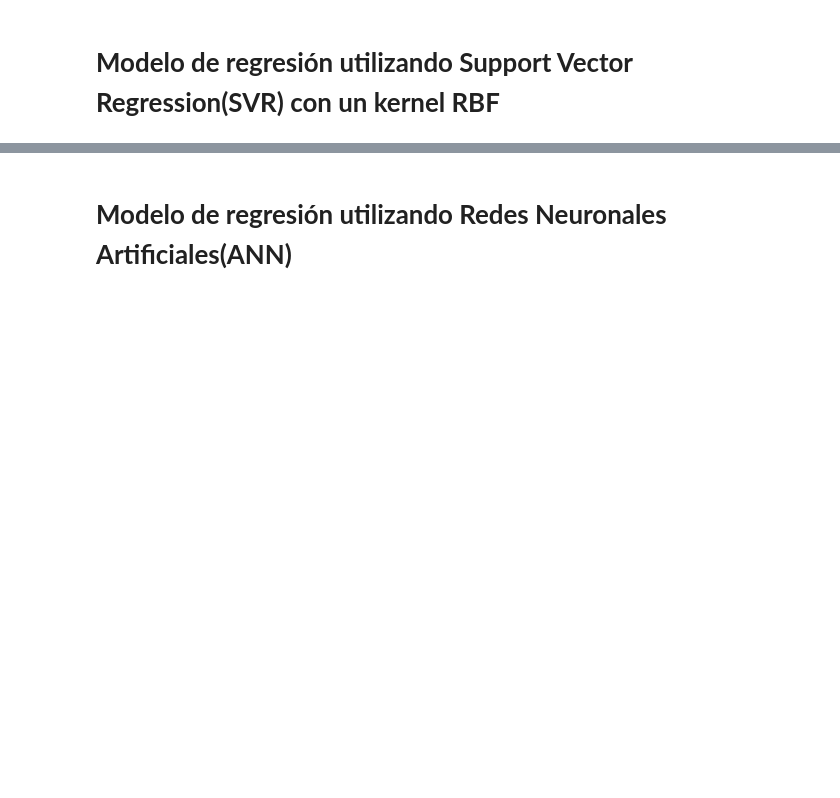
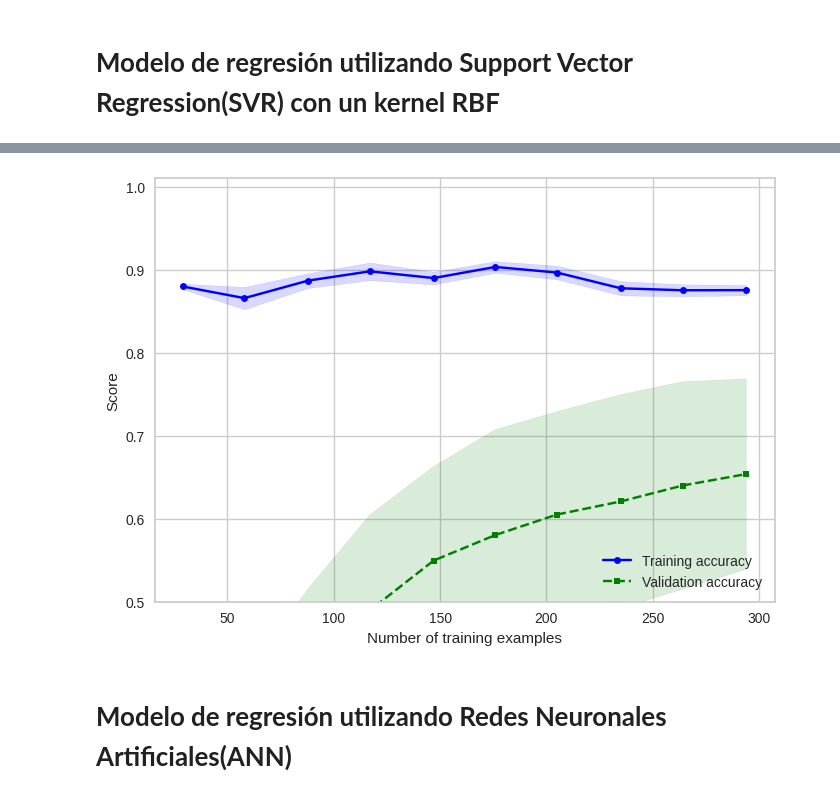
Before and after one commit to DanielaVL/PrediccionRendimientoAcademico, a Jupyter notebook: ModelosML_CursoMatematicas.ipynb, the cells around one changed output, grey strips where cells are left out. Cells and saved outputs as stored; diff of their text form; code cells hidden in the pictures; blank space fills up the shorter version.

```diff
--- a/ModelosML_CursoMatematicas.ipynb
+++ b/ModelosML_CursoMatematicas.ipynb
@@ -544,3 +608,30 @@ print(r2)
+# %%
+plt.plot(
+    train_sizes, train_mean,
+    color='blue', marker='o',
+    markersize=5, label='Training accuracy')
+
+plt.fill_between(train_sizes,
+                 train_mean + train_std,
+                 train_mean - train_std,
+                 alpha=0.15, color='blue')
+plt.plot(train_sizes, test_mean,
+         color='green', linestyle='--',
+         marker='s', markersize=5,
+         label='Validation accuracy')
+
+plt.fill_between(train_sizes,
+                 test_mean + test_std,
+                 test_mean - test_std,
+                 alpha=0.15, color='green')
+plt.grid(True)
+plt.xlabel('Number of training examples')
+plt.ylabel('Score')
+plt.legend(loc='lower right')
+plt.ylim([0.5, 1.01])
+plt.show()
+# %% [output]
+[figure, added]
 # %% [markdown]
 # **Modelo de regresión utilizando Redes Neuronales Artificiales(ANN)**
 # %%
```
Also changed, not shown: parts of 20 cells of this notebook.
